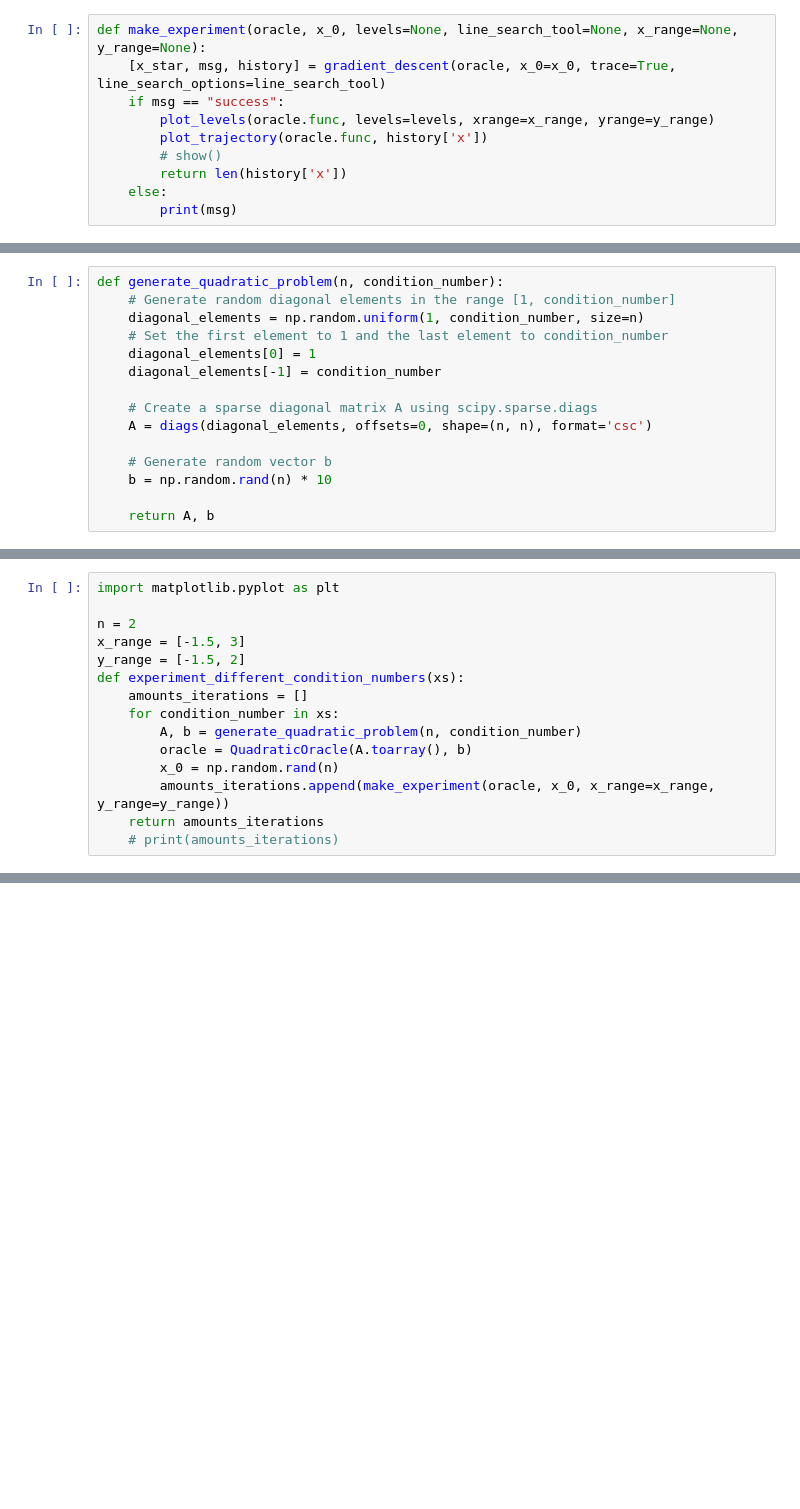
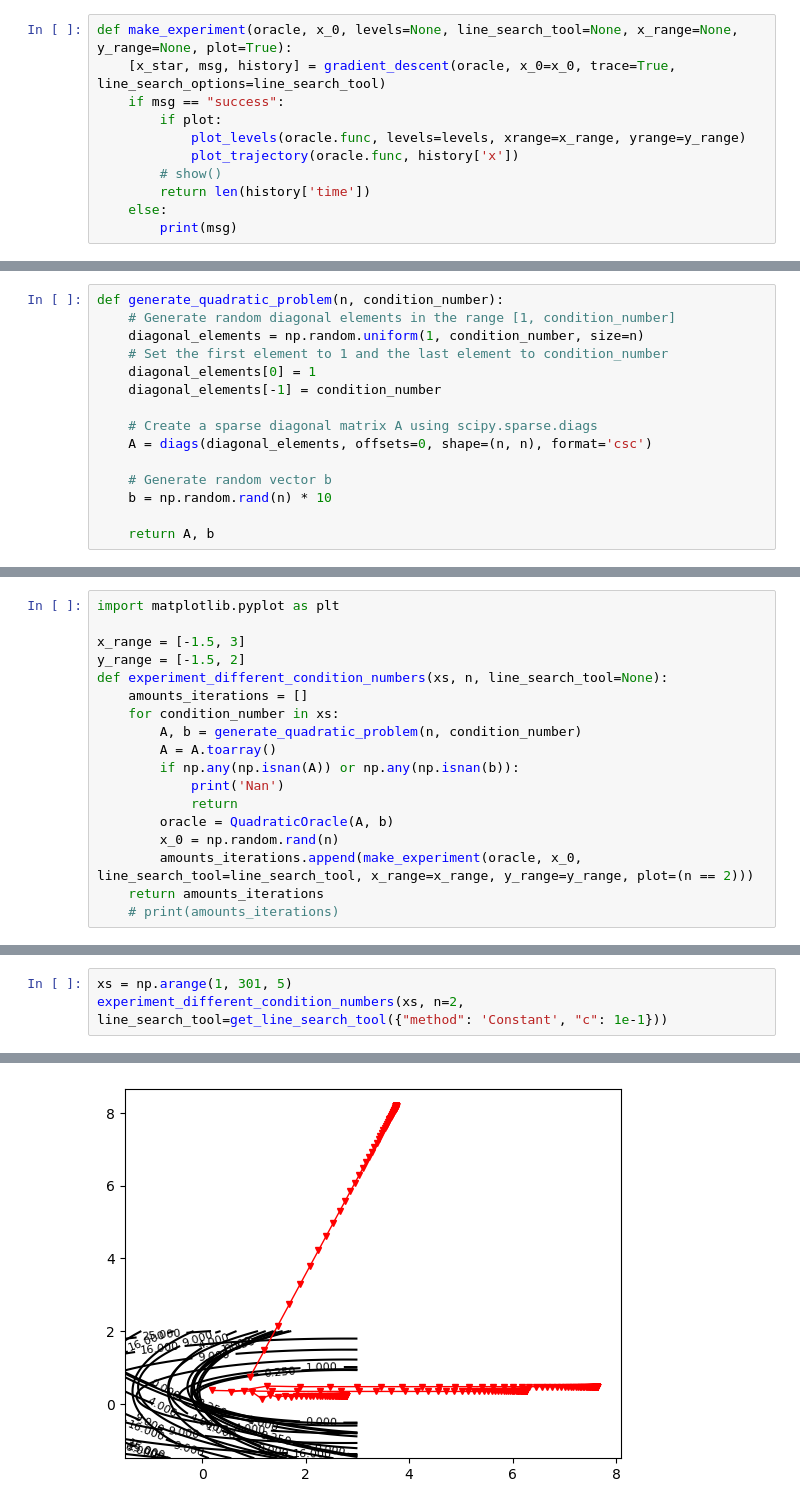
Before and after one commit to DenisovNikita/optimization-methods, a Jupyter notebook: hw1/jupyter-notebooks/experiment_2.ipynb, the cells around one changed output, grey strips where cells are left out. Drawn from its saved outputs; the diff is of its cells as text; blank space fills up the shorter version.

```diff
--- a/hw1/jupyter-notebooks/experiment_2.ipynb
+++ b/hw1/jupyter-notebooks/experiment_2.ipynb
@@ -6,13 +6,14 @@ from optimization import *
 from oracles import *
 from plot_trajectory_2d import *
 # %%
-def make_experiment(oracle, x_0, levels=None, line_search_tool=None, x_range=None, y_range=None):
+def make_experiment(oracle, x_0, levels=None, line_search_tool=None, x_range=None, y_range=None, plot=True):
     [x_star, msg, history] = gradient_descent(oracle, x_0=x_0, trace=True, line_search_options=line_search_tool)
     if msg == "success":
-        plot_levels(oracle.func, levels=levels, xrange=x_range, yrange=y_range)
-        plot_trajectory(oracle.func, history['x'])
+        if plot:
+            plot_levels(oracle.func, levels=levels, xrange=x_range, yrange=y_range)
+            plot_trajectory(oracle.func, history['x'])
         # show()
-        return len(history['x'])
+        return len(history['time'])
     else:
         print(msg)
 # %%
@@ -53,16 +54,19 @@ Vector b:
 # %%
 import matplotlib.pyplot as plt
 
-n = 2
 x_range = [-1.5, 3]
 y_range = [-1.5, 2]
-def experiment_different_condition_numbers(xs):
+def experiment_different_condition_numbers(xs, n, line_search_tool=None):
     amounts_iterations = []
     for condition_number in xs:
         A, b = generate_quadratic_problem(n, condition_number)
-        oracle = QuadraticOracle(A.toarray(), b)
+        A = A.toarray()
+        if np.any(np.isnan(A)) or np.any(np.isnan(b)):
+            print('Nan')
+            return
+        oracle = QuadraticOracle(A, b)
         x_0 = np.random.rand(n)
-        amounts_iterations.append(make_experiment(oracle, x_0, x_range=x_range, y_range=y_range))
+        amounts_iterations.append(make_experiment(oracle, x_0, line_search_tool=line_search_tool, x_range=x_range, y_range=y_range, plot=(n == 2)))
     return amounts_iterations
     # print(amounts_iterations)
 # %%
@@ -78,0 +83,4 @@ plt.show()
+# %%
+xs = np.arange(1, 301, 5)
+experiment_different_condition_numbers(xs, n=2, line_search_tool=get_line_search_tool({"method": 'Constant', "c": 1e-1}))
+# %% [output]
@@ -78,0 +121 @@ plt.show()
+[figure, added]
```
Also changed, not shown: parts of 5 cells of this notebook, 3 other files.
